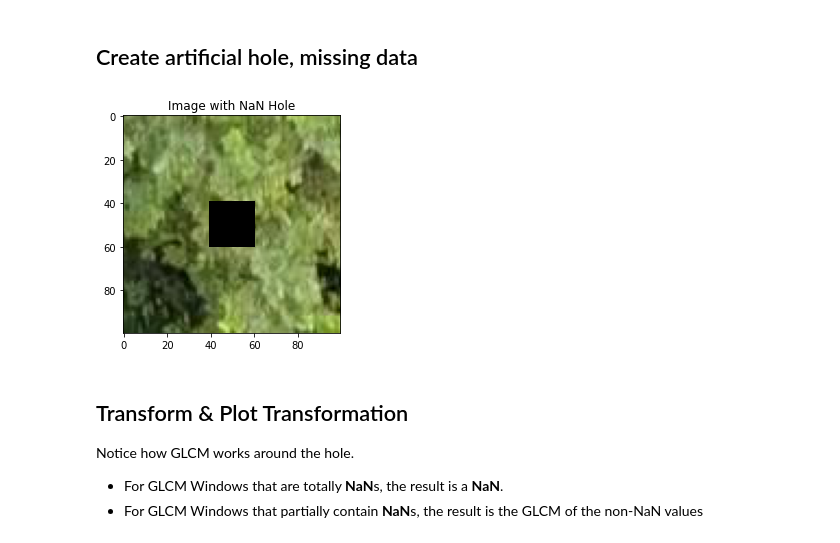
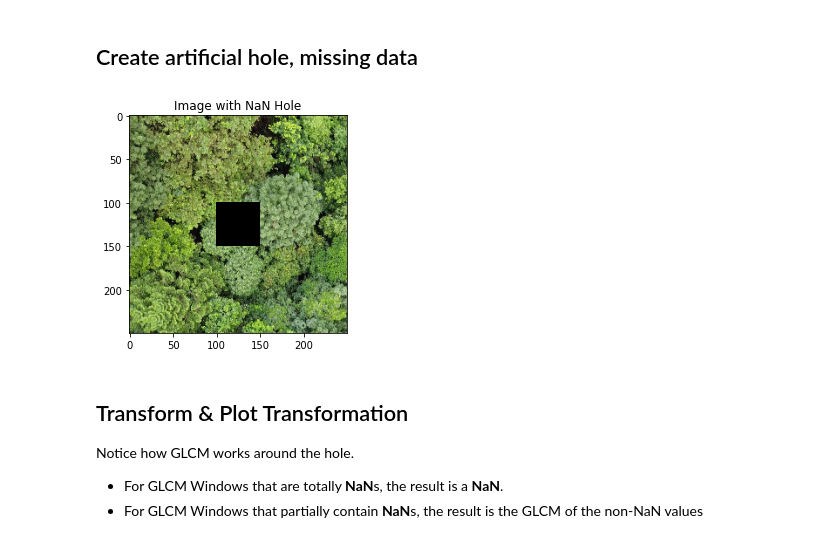
Before and after one commit to Eve-ning/glcm-cupy, a Jupyter notebook: sphinx/build/jupyter_execute/examples/image_hole.ipynb, the cells around one changed output. Saved outputs shown, nothing was run; the diff lists cells and outputs as text; code cells hidden in the pictures.

```diff
--- a/sphinx/build/jupyter_execute/examples/image_hole.ipynb
+++ b/sphinx/build/jupyter_execute/examples/image_hole.ipynb
@@ -12,5 +12,6 @@ from mpl_toolkits.axes_grid1 import ImageGrid
 
 Note that `NaN` values can only be assigned to `float` like arrays.
 # %%
-ar = imread("../data/image.jpg")[100:200, 100:200]
+ar = imread("../../../data/image.jpg")[:1000:4, :1000:4]
+plt.imshow(ar)
 ar = ar.astype(np.float64)
@@ -17,12 +20,12 @@ ar = ar.astype(np.float64)
 # %% [markdown]
 ## Create artificial hole, missing data
 # %%
-ar[40:-40, 40:-40] = np.nan
+ar[100:-100, 100:-100] = np.nan
 plt.imshow(ar / 256)
 plt.title("Image with NaN Hole")
 plt.show()
 # %% [output]
-[figure, old version]
+[figure, new version]
 # %% [markdown]
 ## Transform & Plot Transformation
 
```
Also changed, not shown: parts of 3 cells of this notebook, 41 other files.
